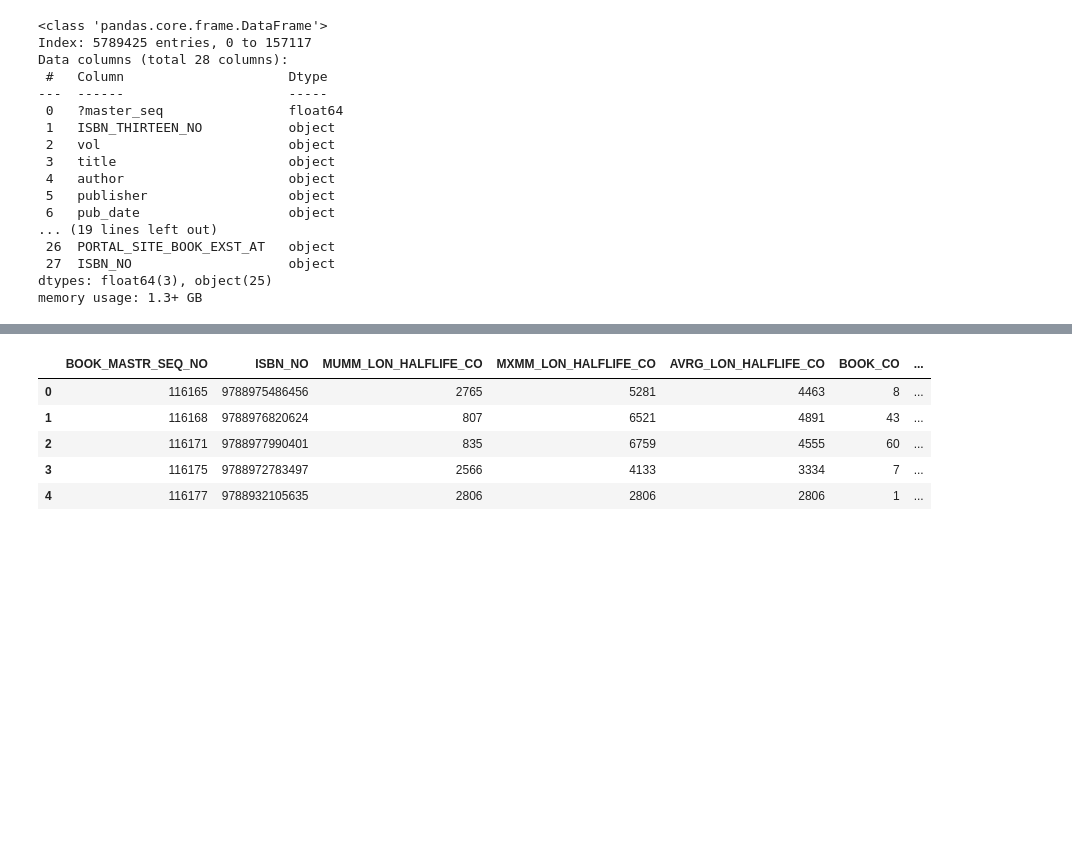
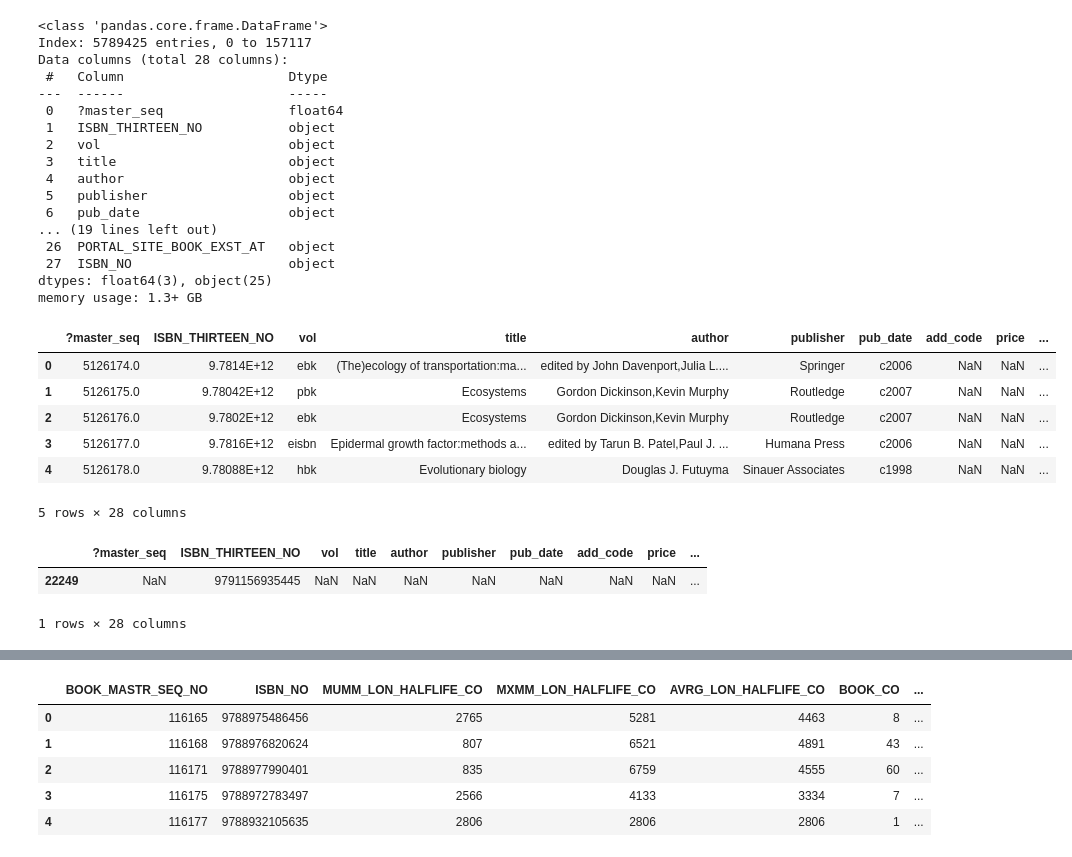
Before and after one commit to dilicat0813/alpaco5_Project_library, a Jupyter notebook: 1_DB/종현_도서별상세.ipynb, the cells around one changed output, grey strips where cells are left out. Drawn from its saved outputs; the diff is of its cells as text; code cells hidden in the pictures; blank space fills up the shorter version.

```diff
--- a/1_DB/종현_도서별상세.ipynb
+++ b/1_DB/종현_도서별상세.ipynb
@@ -103,3 +103,13 @@ Data columns (total 28 columns):
  27  ISBN_NO                    object
 dtypes: float64(3), object(25)
 memory usage: 1.3+ GB
+# %%
+df_total2.head()
+# %% [output]
+|  | ?master_seq | ISBN_THIRTEEN_NO | vol | title | author | publisher | pub_date | add_code | price | ... |
+| 0 | 5126174.0 | 9.7814E+12 | ebk | (The)ecology of transportation:ma... | edited by John Davenport,Julia L.... | Springer | c2006 | NaN | NaN | ... |
+| 1 | 5126175.0 | 9.78042E+12 | pbk | Ecosystems | Gordon Dickinson,Kevin Murphy | Routledge | c2007 | NaN | NaN | ... |
+| 2 | 5126176.0 | 9.7802E+12 | ebk | Ecosystems | Gordon Dickinson,Kevin Murphy | Routledge | c2007 | NaN | NaN | ... |
+| 3 | 5126177.0 | 9.7816E+12 | eisbn | Epidermal growth factor:methods a... | edited by Tarun B. Patel,Paul J. ... | Humana Press | c2006 | NaN | NaN | ... |
+| 4 | 5126178.0 | 9.78088E+12 | hbk | Evolutionary biology | Douglas J. Futuyma | Sinauer Associates | c1998 | NaN | NaN | ... |
+5 rows × 28 columns
@@ -106,3 +118,9 @@ memory usage: 1.3+ GB
+# %%
+df_total2[df_total2['ISBN_THIRTEEN_NO'] == 9791156935445 ]
+# %% [output]
+|  | ?master_seq | ISBN_THIRTEEN_NO | vol | title | author | publisher | pub_date | add_code | price | ... |
+| 22249 | NaN | 9791156935445 | NaN | NaN | NaN | NaN | NaN | NaN | NaN | ... |
+1 rows × 28 columns
 # %%
 #df_Half, df_total 머지
 #merged_main = pd.merge(df_Half, df_total2,left_on='ISBN_NO', right_on='ISBN_THIRTEEN_NO', how='inner') #926648개
```
Also changed, not shown: parts of 4 cells of this notebook.
